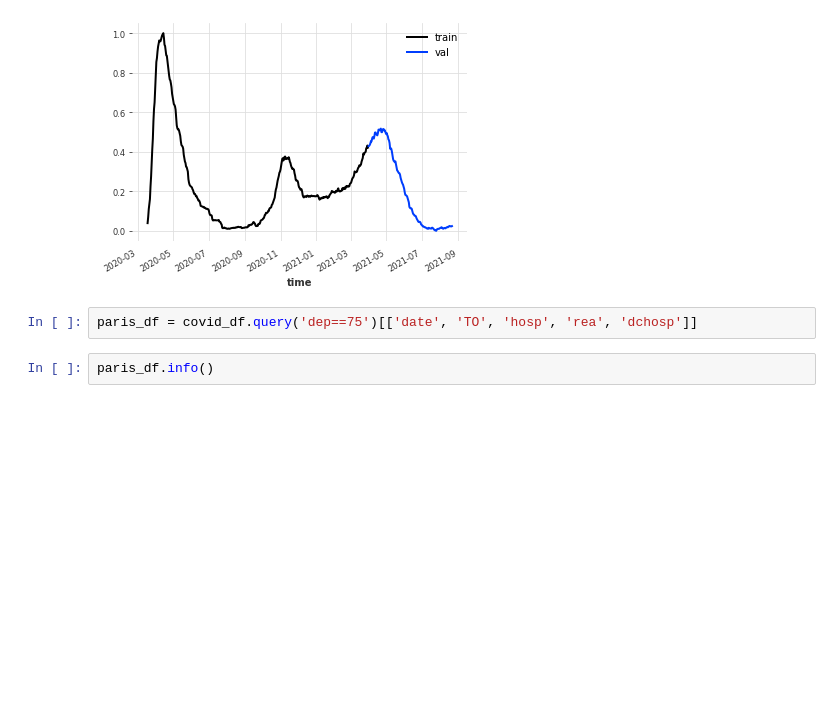
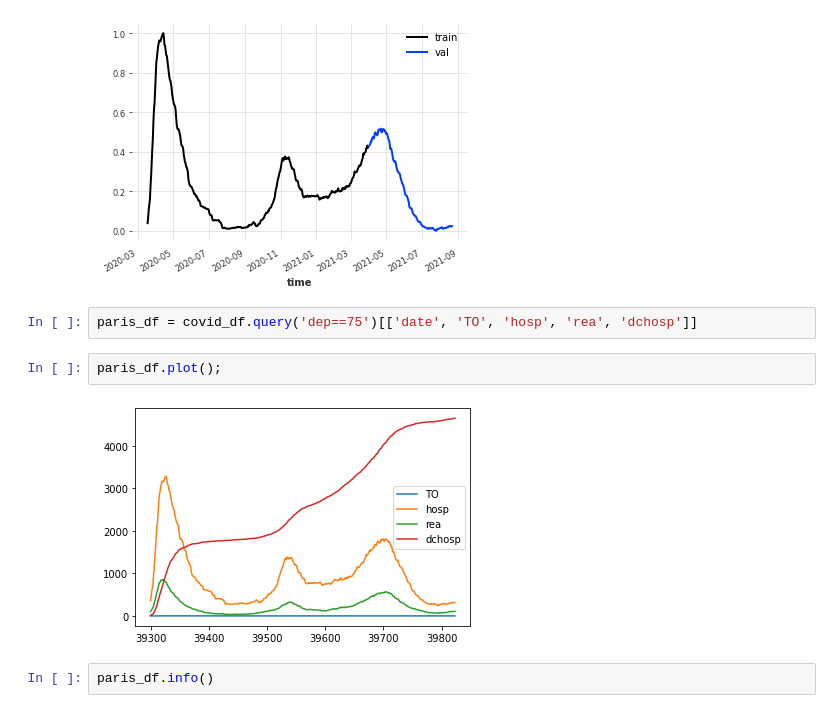
Before and after one commit to limiteinductive/elaine_and_the_gentle_boyz, a Jupyter notebook: notebooks/darts.ipynb, the cells around one changed output. Drawn from its saved outputs; the diff is of its cells as text; blank space fills up the shorter version.

```diff
--- a/notebooks/darts.ipynb
+++ b/notebooks/darts.ipynb
@@ -63,6 +179,10 @@ test['hosp'].plot(label='test')
 [figure]
 # %%
 paris_df = covid_df.query('dep==75')[['date', 'TO', 'hosp', 'rea', 'dchosp']]
+# %%
+paris_df.plot();
+# %% [output]
+[figure, added]
 # %%
 paris_df.info()
 # %% [output]
```
Also changed, not shown: parts of 17 cells of this notebook, 2 other files.
